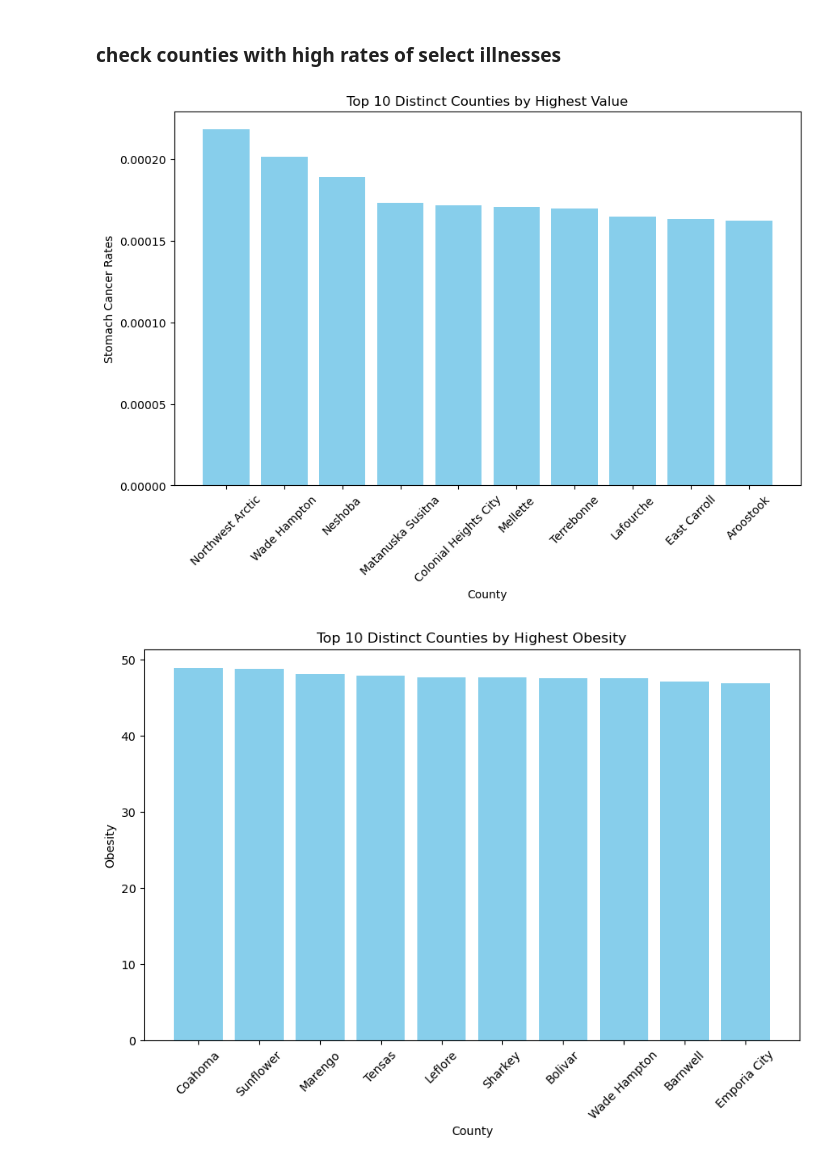
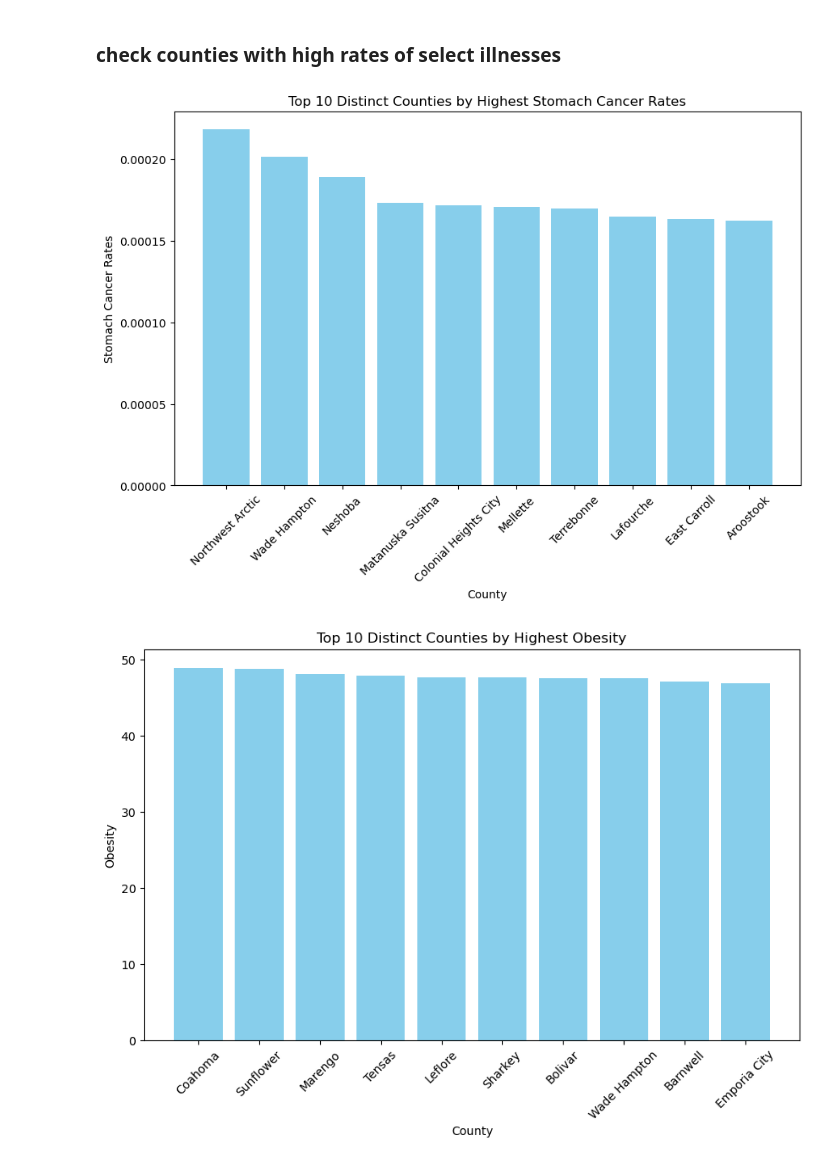
Before and after one commit to shailja-somani-0/ADS-599-Capstone, a Jupyter notebook: EDA.ipynb, the cells around one changed output. Saved outputs shown, nothing was run; the diff lists cells and outputs as text; code cells hidden in the pictures.

```diff
--- a/EDA.ipynb
+++ b/EDA.ipynb
@@ -642,22 +642,22 @@ plt.show()
 # %%
 # lets see which counties have the highest avg stomach cancer rate
 
 # group by 'county' and get the mean 'target' for each county
 grouped = df.groupby('County Name')['target'].mean().reset_index()
 
 # sort the df based on 'target' in descending order and get the top 10
 top_10 = grouped.sort_values(by='target', ascending=False).head(10)
 
 # create a bar chart
 plt.figure(figsize=(10, 6))
 plt.bar(top_10['County Name'].astype(str), top_10['target'], color='skyblue')
-plt.title('Top 10 Distinct Counties by Highest Value')
+plt.title('Top 10 Distinct Counties by Highest Stomach Cancer Rates')
 plt.xlabel('County')
 plt.ylabel('Stomach Cancer Rates')
 plt.xticks(rotation=45)  # rotate the x labels for better readability
 plt.show()
 # %% [output]
-[figure, old version]
+[figure, new version]
 # %%
 # lets see which counties have the avg highest obesity
 
```
